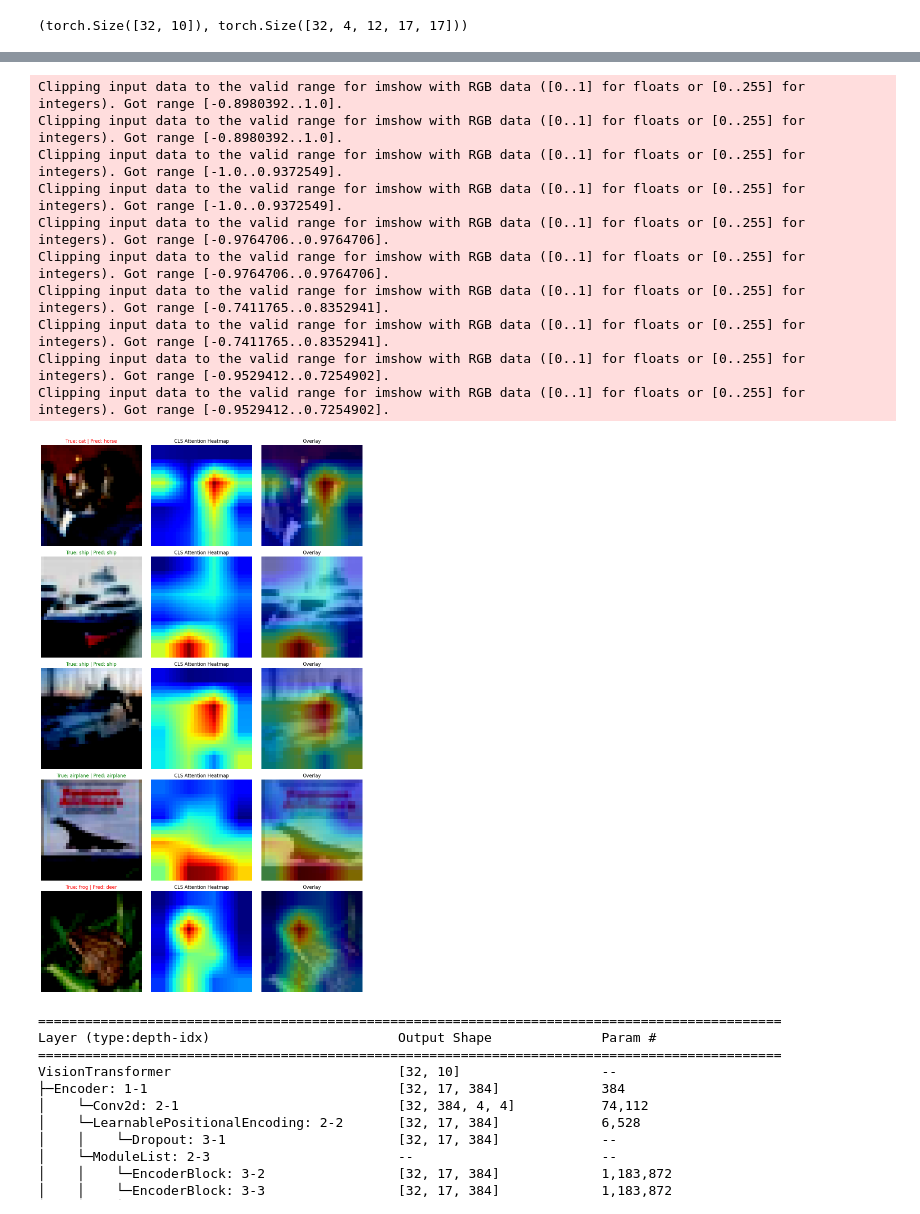
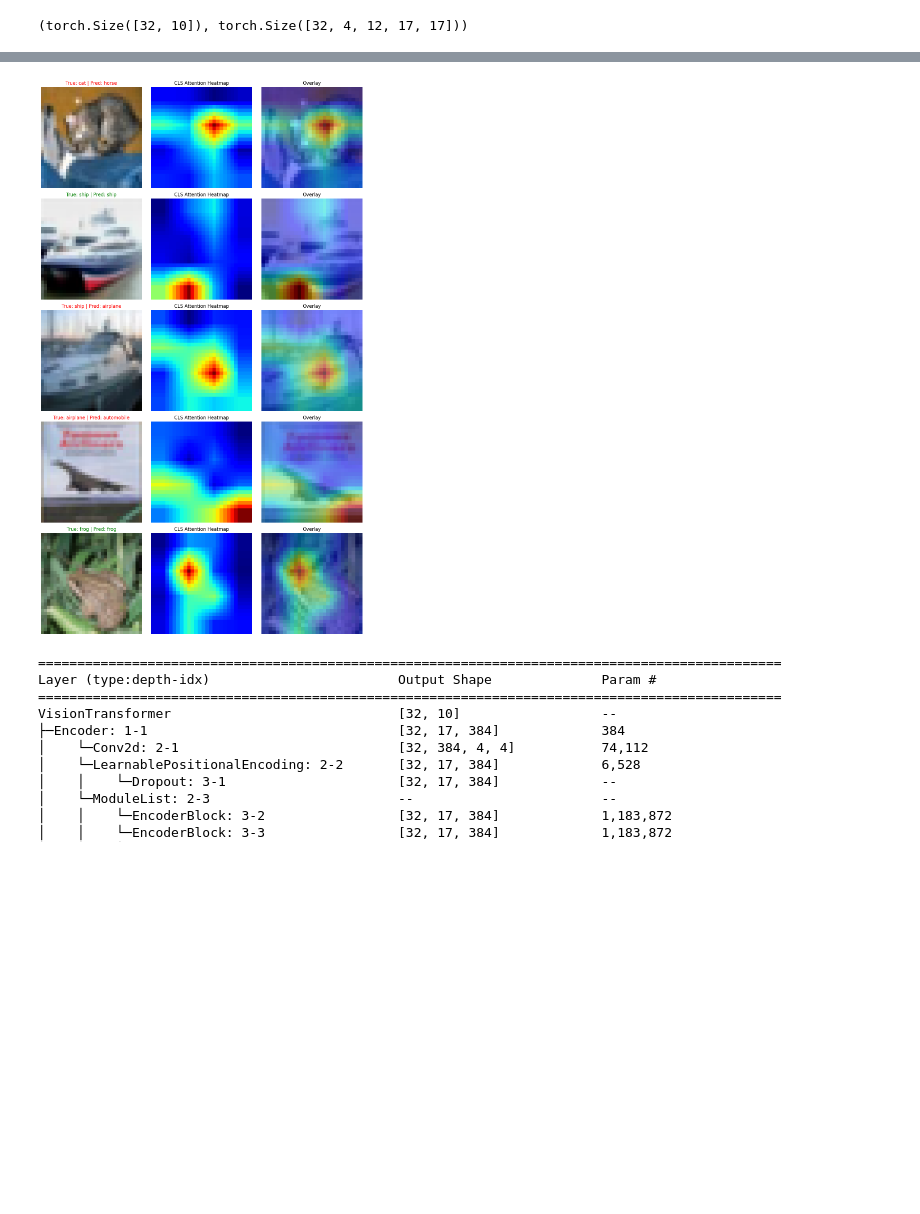
Before and after one commit to Vsquare07/ViT_from_scratch, a Jupyter notebook: main.ipynb, the cells around one changed output, grey strips where cells are left out. Saved outputs shown, nothing was run; the diff lists cells and outputs as text; code cells hidden in the pictures; blank space fills up the shorter version.

```diff
--- a/main.ipynb
+++ b/main.ipynb
@@ -343,6 +343,6 @@ def tester(model, dataloader):
 
     print(f"\nTest Results | Avg Loss = {avg_loss:.5f} | Avg Accuracy = {final_acc:.2f}%\n")
 # %%
-trainer(model, 1e-4, 10, train_dataloader)
+#trainer(model, 1e-4, 1, train_dataloader)
 tester(model, test_dataloader)
 # %% [output]
@@ -375,6 +363,7 @@ def attention_visualizer(model, dataloader, num_images=5):
 
     for idx in range(num_images):
         img = images[idx].cpu().squeeze().permute(1,2,0) # Shape: [28, 28]
+        img = img/2 + 0.5
         pred_label = torch.argmax(preds[idx]).item()
         true_label = labels[idx].item()
 
@@ -387,44 +376,35 @@ def attention_visualizer(model, dataloader, num_images=5):
         # Upscale the 4x4 grid to 28x28
         cls_attn = cls_attn.unsqueeze(0).unsqueeze(0)
         cls_attn = F.interpolate(cls_attn, size=(28, 28), mode='bilinear', align_corners=False)
         cls_attn = cls_attn.squeeze().cpu().numpy()
 
         ax_orig = axes[idx, 0]
         ax_heat = axes[idx, 1]
         ax_over = axes[idx, 2]
 
         # Image 1: Original
         ax_orig.imshow(img, cmap='gray')
         color = "green" if true_label==pred_label else "red"
         ax_orig.set_title(f"True: {classes[true_label]} | Pred: {classes[pred_label]}", color=color)
         ax_orig.axis('off')
 
         # Image 2: Heatmap
         ax_heat.imshow(cls_attn, cmap='jet')
         ax_heat.set_title("CLS Attention Heatmap")
         ax_heat.axis('off')
         # Image 3: Overlay
         ax_over.imshow(img)
         ax_over.imshow(cls_attn, cmap='jet', alpha=0.5)
         ax_over.set_title("Overlay")
         ax_over.axis('off')
 
     plt.tight_layout()
     plt.show()
 
+model = model.to(DEVICE)
 attention_visualizer(model, test_dataloader, num_images=5)
 # %% [output]
-Clipping input data to the valid range for imshow with RGB data ([0..1] for floats or [0..255] for integers). Got range [-0.8980392..1.0].
-Clipping input data to the valid range for imshow with RGB data ([0..1] for floats or [0..255] for integers). Got range [-0.8980392..1.0].
-Clipping input data to the valid range for imshow with RGB data ([0..1] for floats or [0..255] for integers). Got range [-1.0..0.9372549].
-Clipping input data to the valid range for imshow with RGB data ([0..1] for floats or [0..255] for integers). Got range [-1.0..0.9372549].
-Clipping input data to the valid range for imshow with RGB data ([0..1] for floats or [0..255] for integers). Got range [-0.9764706..0.9764706].
-Clipping input data to the valid range for imshow with RGB data ([0..1] for floats or [0..255] for integers). Got range [-0.9764706..0.9764706].
-Clipping input data to the valid range for imshow with RGB data ([0..1] for floats or [0..255] for integers). Got range [-0.7411765..0.8352941].
-Clipping input data to the valid range for imshow with RGB data ([0..1] for floats or [0..255] for integers). Got range [-0.7411765..0.8352941].
-Clipping input data to the valid range for imshow with RGB data ([0..1] for floats or [0..255] for integers). Got range [-0.9529412..0.7254902].
-Clipping input data to the valid range for imshow with RGB data ([0..1] for floats or [0..255] for integers). Got range [-0.9529412..0.7254902].
-[figure, old version]
+[figure, new version]
 # %%
 from torchinfo import summary
 
```
Also changed, not shown: parts of 2 cells of this notebook.
